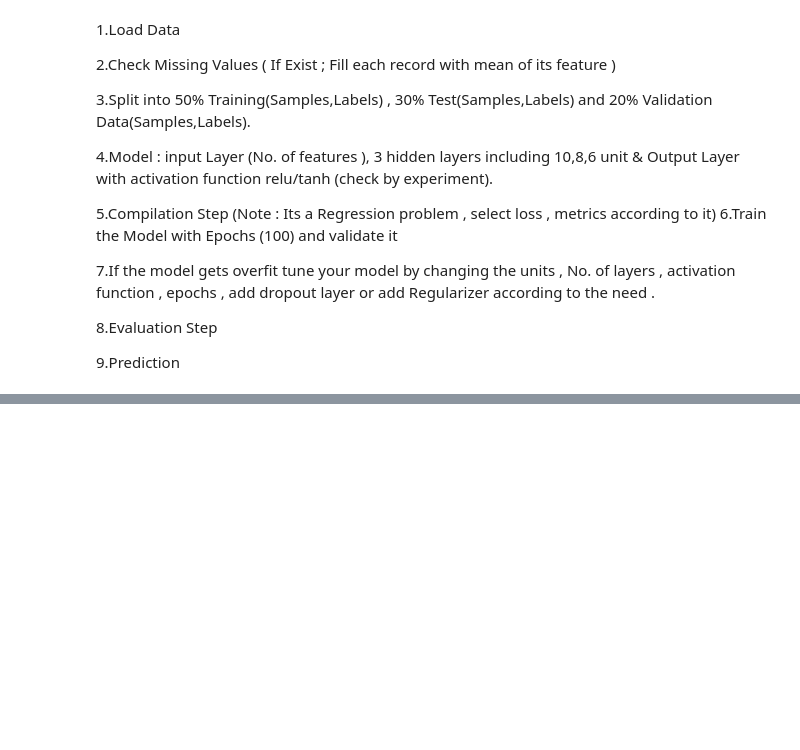
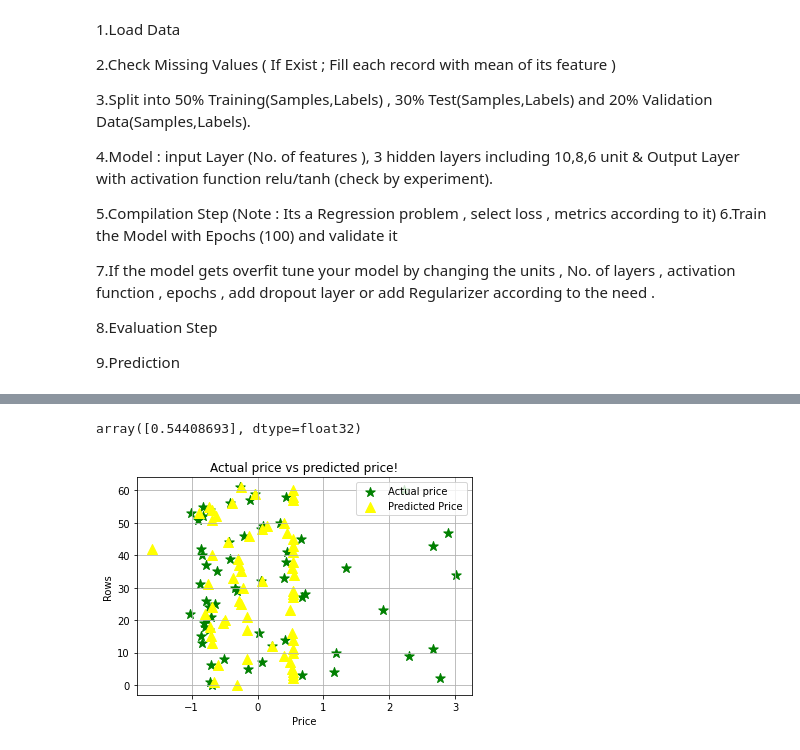
Before and after one commit to sabayamin/Deep-learning-assigments, a Jupyter notebook: Car_Price_Prediction_assignment.ipynb, the cells around one changed output, grey strips where cells are left out. Drawn from its saved outputs; the diff is of its cells as text; code cells hidden in the pictures; blank space fills up the shorter version.

```diff
--- a/Car_Price_Prediction_assignment.ipynb
+++ b/Car_Price_Prediction_assignment.ipynb
@@ -40,0 +169,20 @@ We are required to model the price of cars with the available independent variab
+# %%
+result_1=network.predict(X_test)
+result_1[4]
+# %% [output]
+array([0.54408693], dtype=float32)
+# %%
+import seaborn as sns
+y=result_1
+y1=range(62)
+x=y_test
+plt.scatter(x, y1, label= "Actual price", color= "green", marker= "*", s=100)
+plt.scatter(y, y1, label= "Predicted Price", color= "yellow", marker= "^", s=100)
+plt.xlabel('Price')
+plt.ylabel('Rows')
+plt.title('Actual price vs predicted price!')
+plt.legend()
+plt.grid()
+plt.show()
+# %% [output]
+[figure, added]
```
Also changed, not shown: parts of 19 cells of this notebook.
